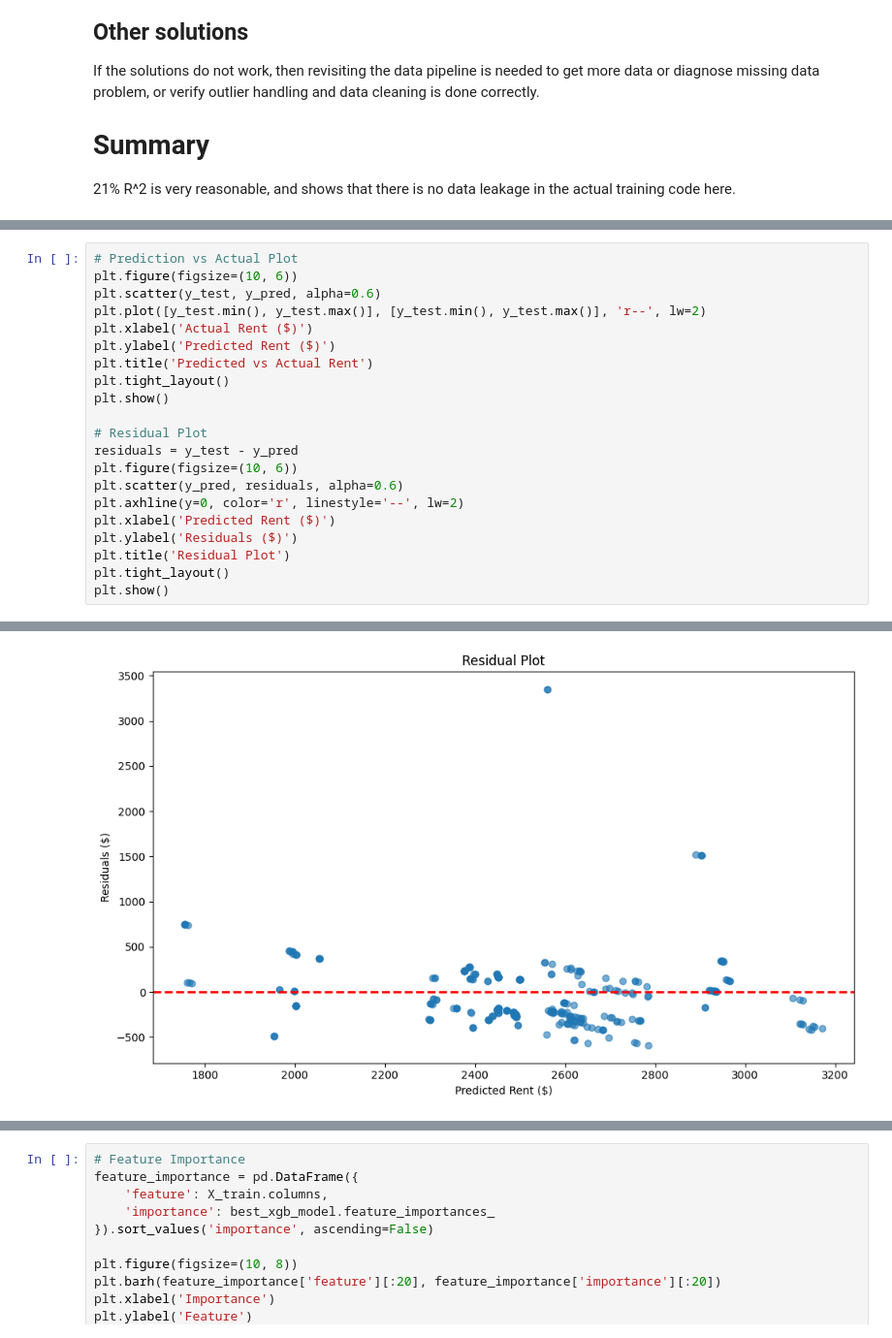
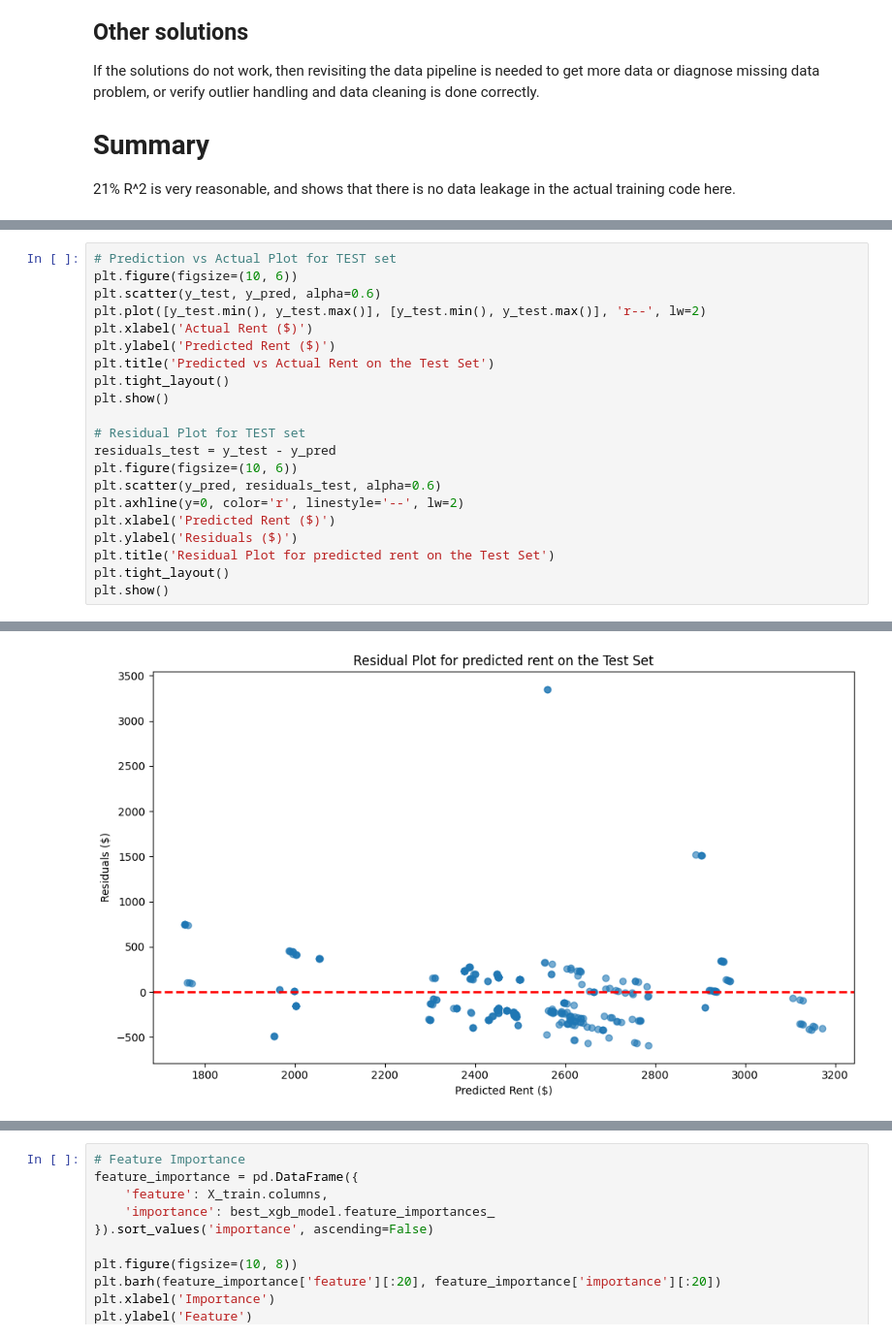
Before and after one commit to Western-Artificial-Intelligence/condo-cost-predictor, a Jupyter notebook: training/train_1.ipynb, the cells around one changed output, grey strips where cells are left out. Shown at 97% size. Drawn from its saved outputs; the diff is of its cells as text.

```diff
--- a/training/train_1.ipynb
+++ b/training/train_1.ipynb
@@ -307,22 +347,22 @@ If the solutions do not work, then revisiting the data pipeline is needed to get
 # %%
-# Prediction vs Actual Plot
+# Prediction vs Actual Plot for TEST set
 plt.figure(figsize=(10, 6))
 plt.scatter(y_test, y_pred, alpha=0.6)
 plt.plot([y_test.min(), y_test.max()], [y_test.min(), y_test.max()], 'r--', lw=2)
 plt.xlabel('Actual Rent ($)')
 plt.ylabel('Predicted Rent ($)')
-plt.title('Predicted vs Actual Rent')
+plt.title('Predicted vs Actual Rent on the Test Set')
 plt.tight_layout()
 plt.show()
 
-# Residual Plot
-residuals = y_test - y_pred
+# Residual Plot for TEST set
+residuals_test = y_test - y_pred
 plt.figure(figsize=(10, 6))
-plt.scatter(y_pred, residuals, alpha=0.6)
+plt.scatter(y_pred, residuals_test, alpha=0.6)
 plt.axhline(y=0, color='r', linestyle='--', lw=2)
 plt.xlabel('Predicted Rent ($)')
 plt.ylabel('Residuals ($)')
-plt.title('Residual Plot')
+plt.title('Residual Plot for predicted rent on the Test Set')
 plt.tight_layout()
 plt.show()
 # %% [output]
@@ -330 +370 @@ plt.show()
-[figure, old version]
+[figure, new version]
```
Also changed, not shown: parts of 12 cells of this notebook.
